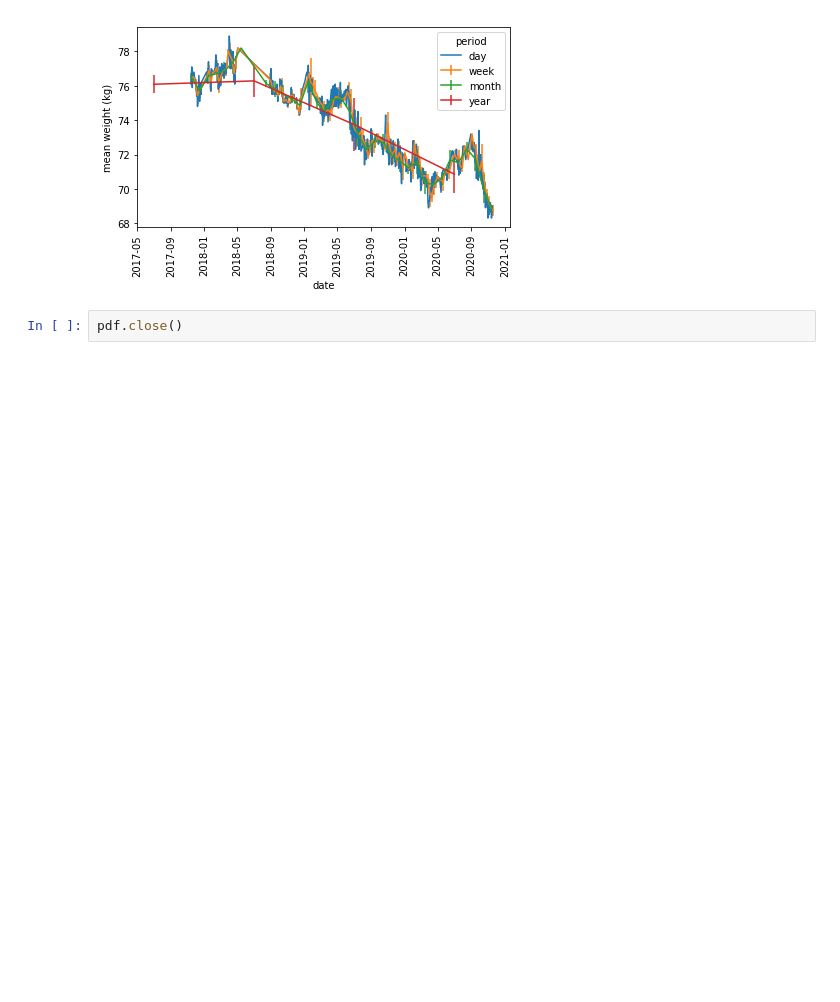
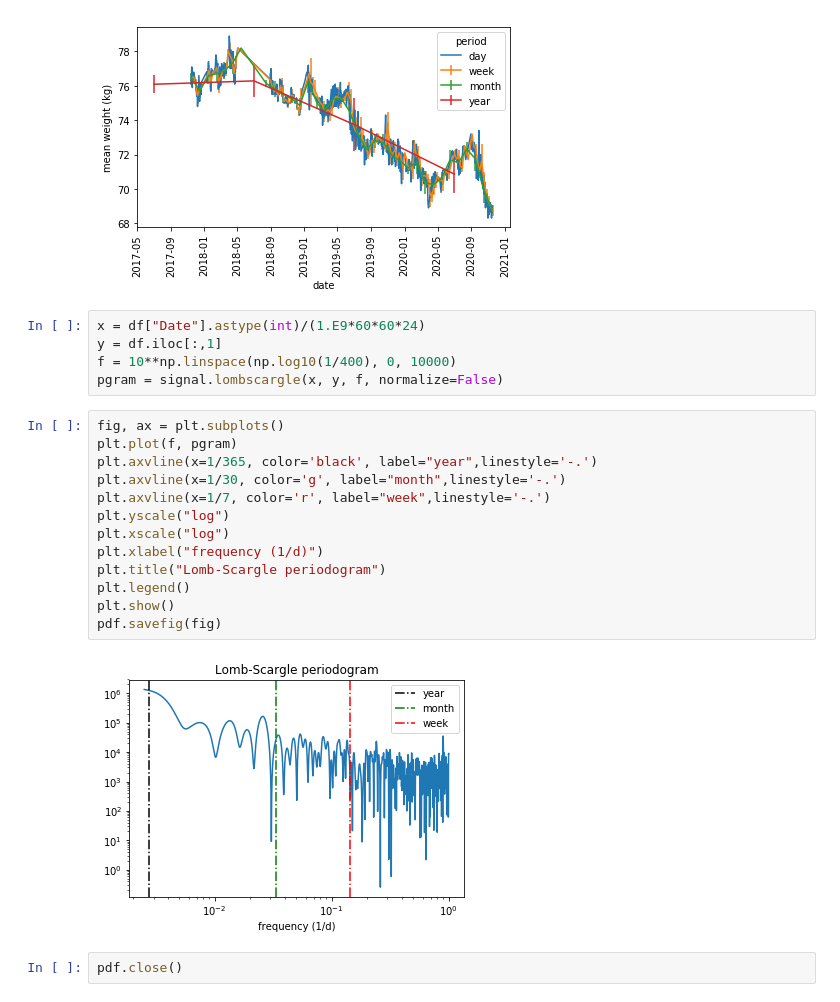
Before and after one commit to mt82/Peso, a Jupyter notebook: PyPeso.ipynb, the cells around one changed output. Drawn from its saved outputs; the diff is of its cells as text; blank space fills up the shorter version.

```diff
--- a/PyPeso.ipynb
+++ b/PyPeso.ipynb
@@ -297,5 +327,25 @@ plt.show()
 pdf.savefig(fig)
 # %% [output]
 [figure]
+# %%
+x = df["Date"].astype(int)/(1.E9*60*60*24)
+y = df.iloc[:,1]
+f = 10**np.linspace(np.log10(1/400), 0, 10000)
+pgram = signal.lombscargle(x, y, f, normalize=False)
+# %%
+fig, ax = plt.subplots()
+plt.plot(f, pgram)
+plt.axvline(x=1/365, color='black', label="year",linestyle='-.')
+plt.axvline(x=1/30, color='g', label="month",linestyle='-.')
+plt.axvline(x=1/7, color='r', label="week",linestyle='-.')
+plt.yscale("log")
+plt.xscale("log")
+plt.xlabel("frequency (1/d)")
+plt.title("Lomb-Scargle periodogram")
+plt.legend()
+plt.show()
+pdf.savefig(fig)
+# %% [output]
+[figure, added]
 # %%
 pdf.close()
```
Also changed, not shown: parts of 9 cells of this notebook, 1 other file.
